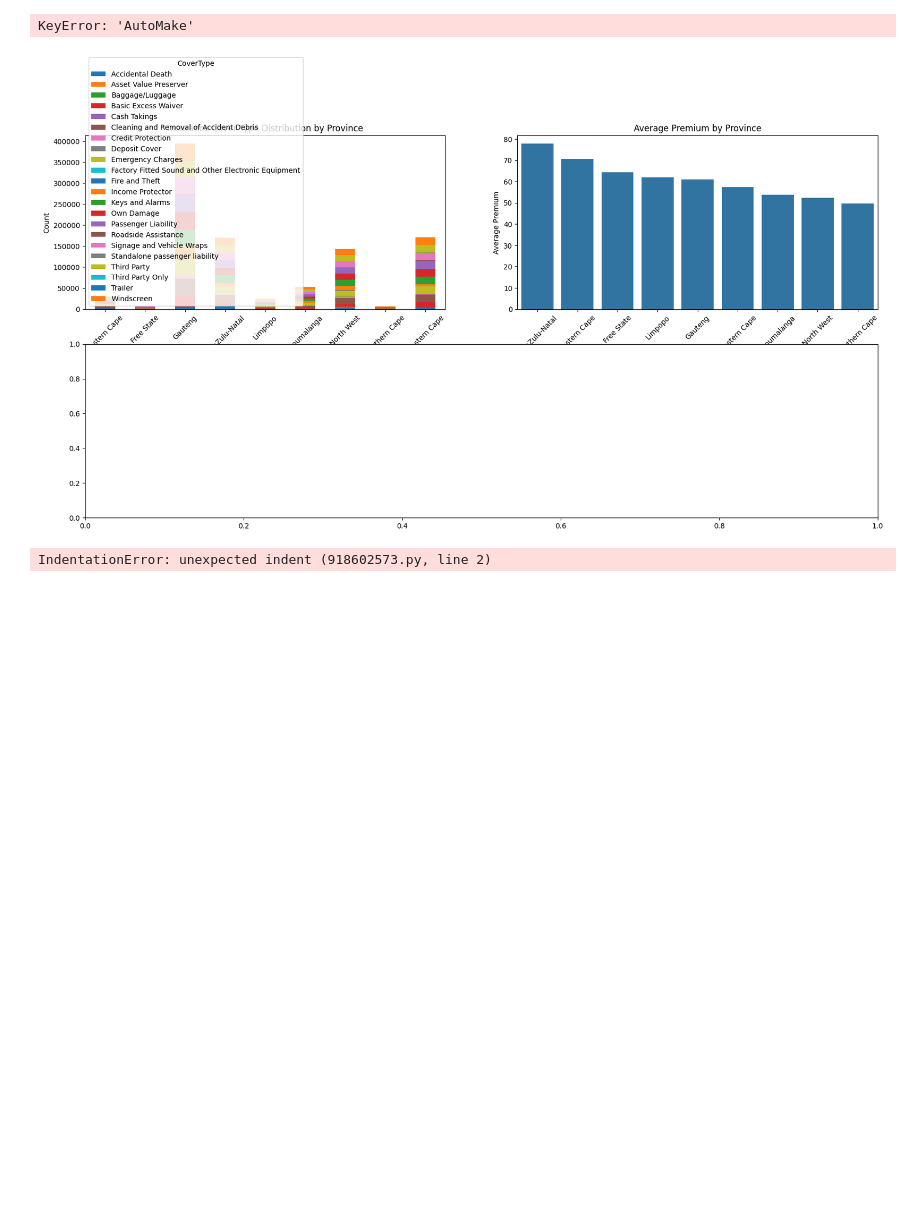
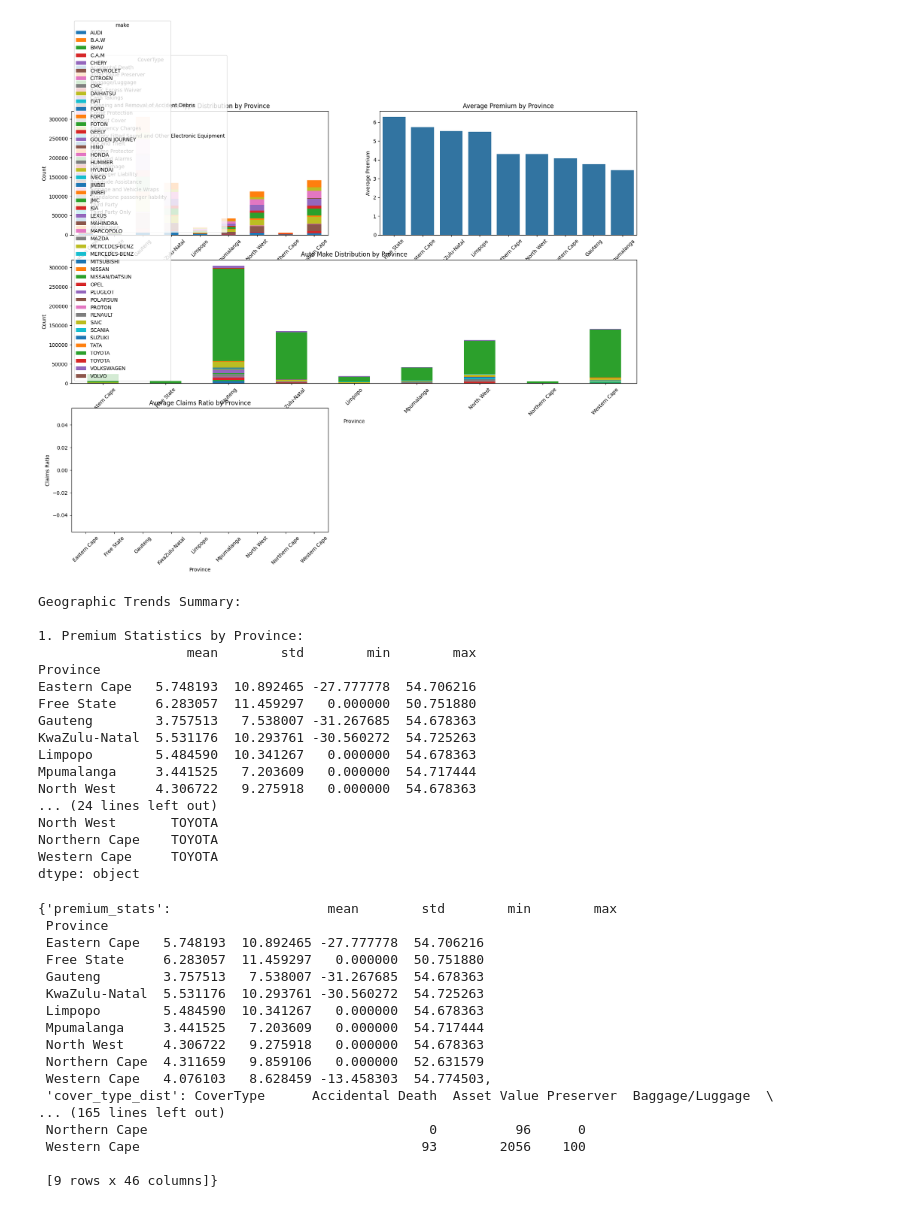
Before and after one commit to abdurezakarage/Insurance-Risk-Analytics-, a Jupyter notebook: notebooks/insurance_analysis.ipynb, the cells around one changed output. Cells and saved outputs as stored; diff of their text form; code cells hidden in the pictures; blank space fills up the shorter version.

```diff
--- a/notebooks/insurance_analysis.ipynb
+++ b/notebooks/insurance_analysis.ipynb
@@ -143,0 +54,2 @@ Missing Values Patterns:
+# %%
+df_clean= analysis.outliers_boxplot()
@@ -143,0 +70,2 @@ Missing Values Patterns:
+# %%
+Cleaned_analysis= InsuranceAnalysis(df_clean)
@@ -144,10 +109,38 @@ Missing Values Patterns:
 # %%
-analysis.analyze_geographic_trends()
+Cleaned_analysis.analyze_geographic_trends()
 # %% [output]
+[figure, new version]
-KeyError: 'AutoMake'
+Geographic Trends Summary:
+
+1. Premium Statistics by Province:
+                   mean        std        min        max
+Province
+Eastern Cape   5.748193  10.892465 -27.777778  54.706216
+Free State     6.283057  11.459297   0.000000  50.751880
+Gauteng        3.757513   7.538007 -31.267685  54.678363
+KwaZulu-Natal  5.531176  10.293761 -30.560272  54.725263
+Limpopo        5.484590  10.341267   0.000000  54.678363
+Mpumalanga     3.441525   7.203609   0.000000  54.717444
+North West     4.306722   9.275918   0.000000  54.678363
+... (24 lines left out)
+North West       TOYOTA
+Northern Cape    TOYOTA
+Western Cape     TOYOTA
+dtype: object
-[figure, old version]
+{'premium_stats':                    mean        std        min        max
+ Province
+ Eastern Cape   5.748193  10.892465 -27.777778  54.706216
+ Free State     6.283057  11.459297   0.000000  50.751880
+ Gauteng        3.757513   7.538007 -31.267685  54.678363
+ KwaZulu-Natal  5.531176  10.293761 -30.560272  54.725263
+ Limpopo        5.484590  10.341267   0.000000  54.678363
+ Mpumalanga     3.441525   7.203609   0.000000  54.717444
+ North West     4.306722   9.275918   0.000000  54.678363
+ Northern Cape  4.311659   9.859106   0.000000  52.631579
+ Western Cape   4.076103   8.628459 -13.458303  54.774503,
+ 'cover_type_dist': CoverType      Accidental Death  Asset Value Preserver  Baggage/Luggage  \
+... (165 lines left out)
+ Northern Cape                                    0          96      0
+ Western Cape                                    93        2056    100
+
+ [9 rows x 46 columns]}
-# %%
- # Run analysis
-    analysis.run_analysis()
-# %% [output]
-IndentationError: unexpected indent (918602573.py, line 2)
```
Also changed, not shown: parts of 13 cells of this notebook, 28 other files.
